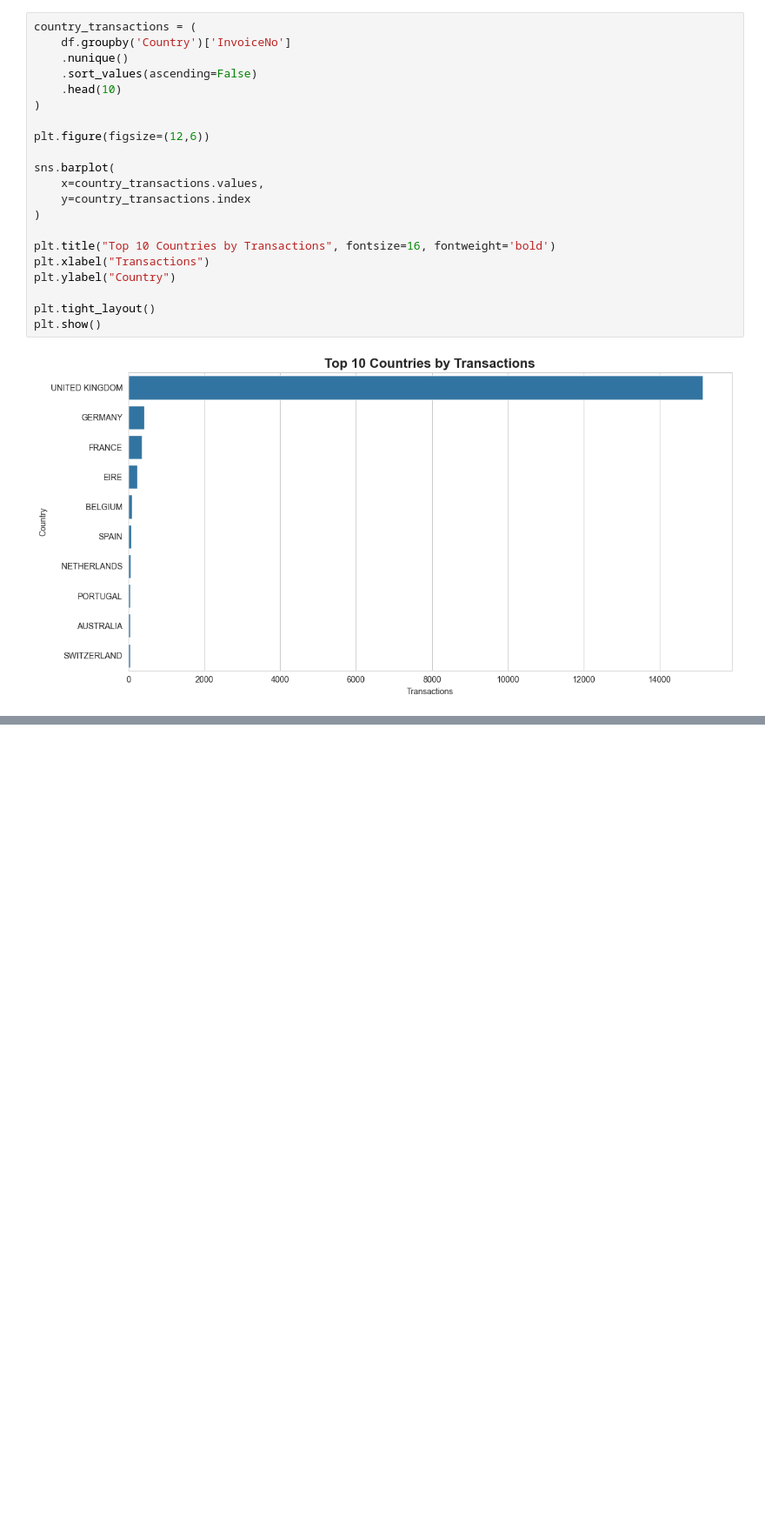
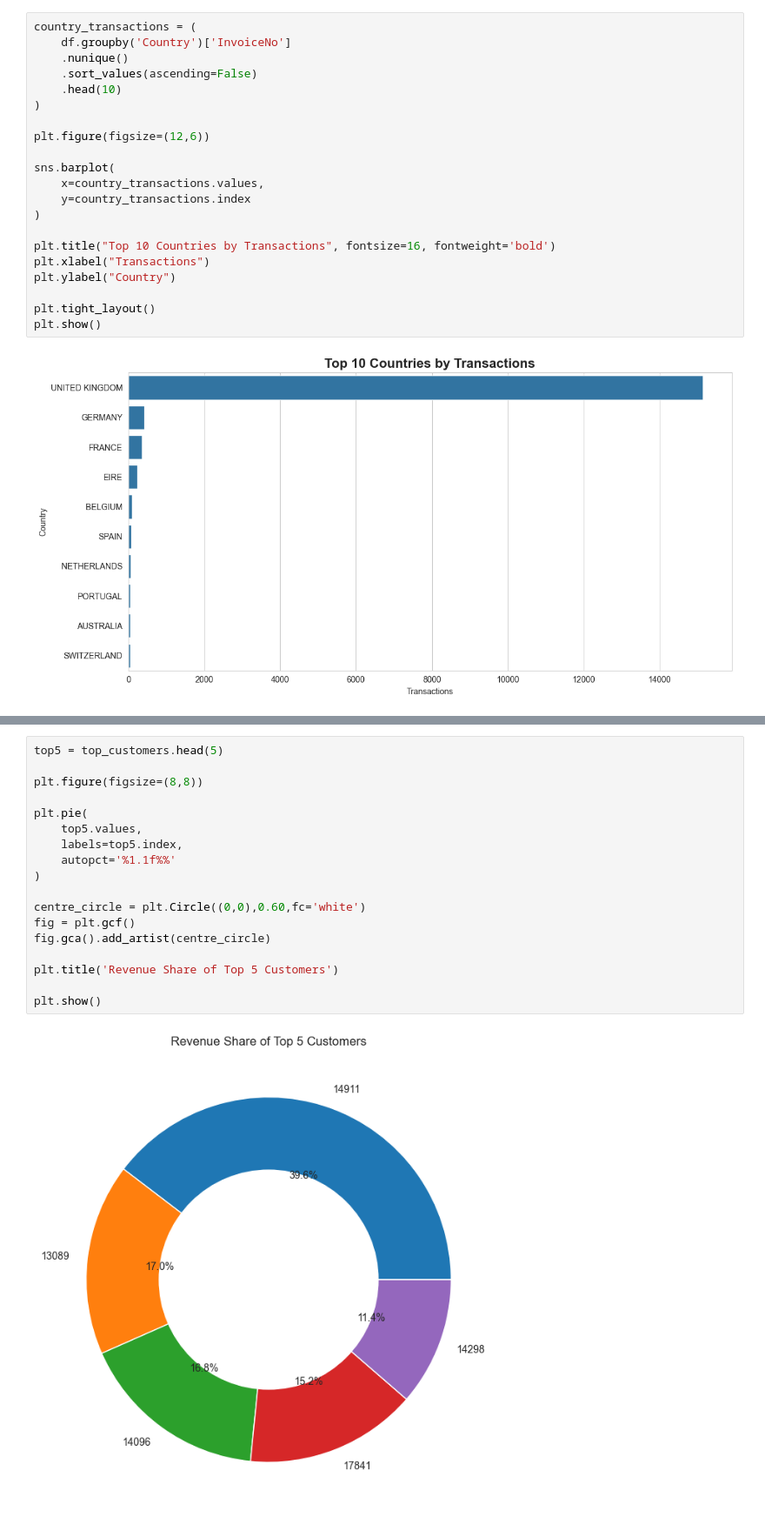
Before and after one commit to jebin24it-boop/Infotact_DA_Internship_Project, a Jupyter notebook: Project_1_Retail/notebooks/visualizations/retail_sales_visualizations.ipynb, the cells around one changed output, grey strips where cells are left out. Shown at 87% size. Cells and saved outputs as stored; diff of their text form; blank space fills up the shorter version.

```diff
--- a/Project_1_Retail/notebooks/visualizations/retail_sales_visualizations.ipynb
+++ b/Project_1_Retail/notebooks/visualizations/retail_sales_visualizations.ipynb
@@ -287,0 +315,20 @@ plt.show()
+# %%
+top5 = top_customers.head(5)
+
+plt.figure(figsize=(8,8))
+
+plt.pie(
+    top5.values,
+    labels=top5.index,
+    autopct='%1.1f%%'
+)
+
+centre_circle = plt.Circle((0,0),0.60,fc='white')
+fig = plt.gcf()
+fig.gca().add_artist(centre_circle)
+
+plt.title('Revenue Share of Top 5 Customers')
+
+plt.show()
+# %% [output]
+[figure, added]
```
Also changed, not shown: parts of 2 cells of this notebook.
